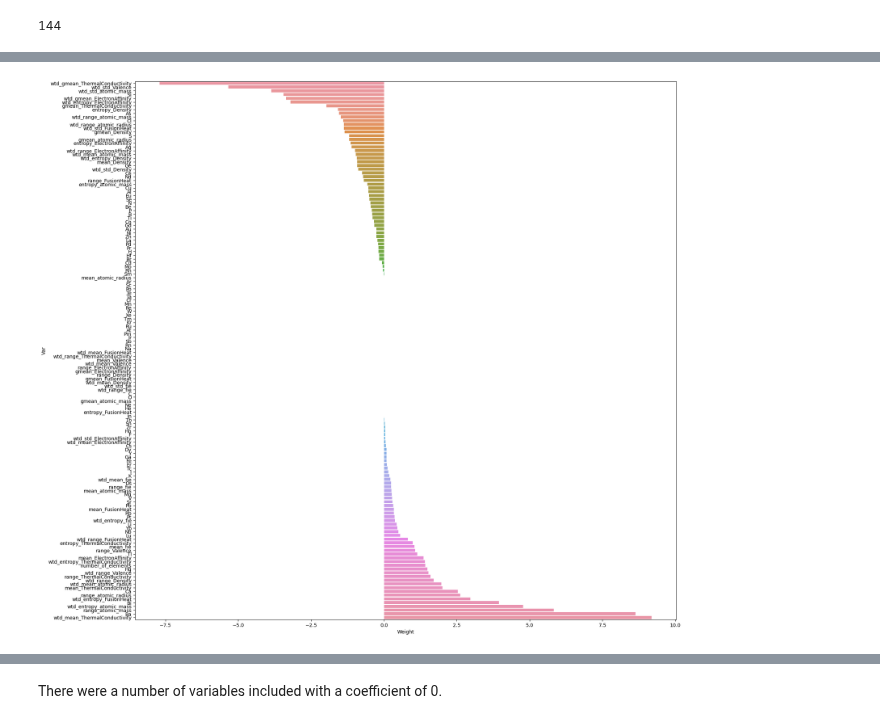
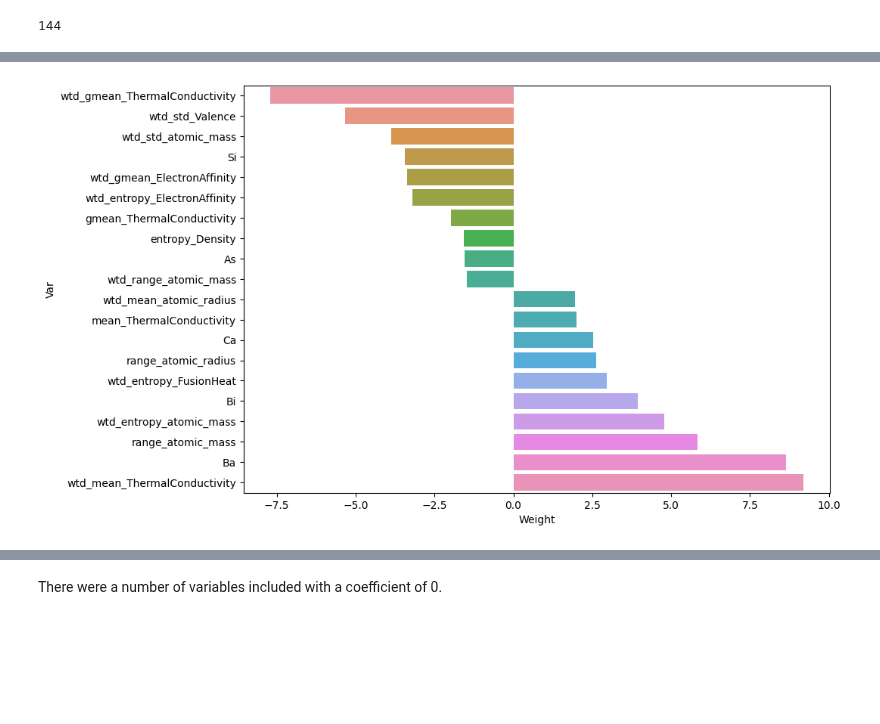
Before and after one commit to boneeyah/QTW, a Jupyter notebook: Case Study 1/Case_Study_1.ipynb, the cells around one changed output, grey strips where cells are left out. Saved outputs shown, nothing was run; the diff lists cells and outputs as text; code cells hidden in the pictures; blank space fills up the shorter version.

```diff
--- a/Case Study 1/Case_Study_1.ipynb
+++ b/Case Study 1/Case_Study_1.ipynb
@@ -210,8 +210,9 @@ array([ 1.41781148e+00,  2.60488894e-01, -9.65623367e-01,  0.00000000e+00,
 # %%
 Weights = pd.Series(regr.coef_, index = regr.feature_names_in_)
 Weights = pd.DataFrame({'Var':Weights.index, 'Weight':Weights.values})
 Weights = Weights.sort_values('Weight')
-plt.figure(figsize=(20, 20))
-sns.barplot(x='Weight', y = 'Var', data = Weights);
+Weights2 = pd.concat([Weights.head(10),Weights.tail(10)])
+plt.figure(figsize=(10, 7))
+sns.barplot(x='Weight', y = 'Var', data = Weights2);
 # %% [output]
-[figure, old version]
+[figure, new version]
```
Also changed, not shown: parts of 1 cell of this notebook.
